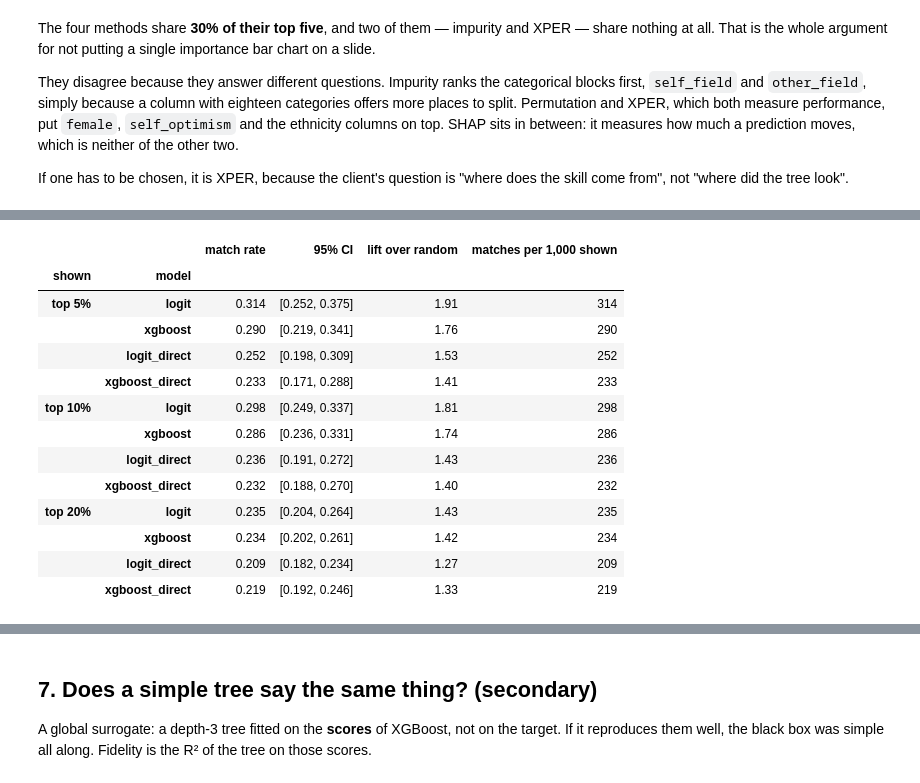
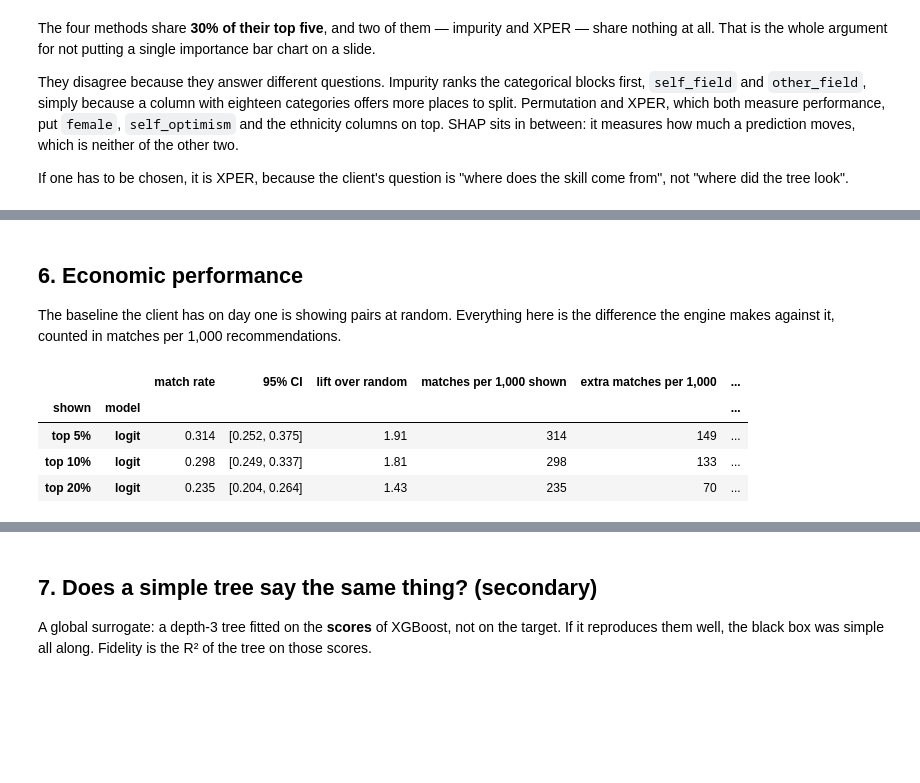
Before and after one commit to ithierda/isaf-group-rito-mitsouka, a Jupyter notebook: notebooks/04_interpretability.ipynb, the cells around one changed output, grey strips where cells are left out. Cells and saved outputs as stored; diff of their text form; code cells hidden in the pictures; blank space fills up the shorter version.

```diff
--- a/notebooks/04_interpretability.ipynb
+++ b/notebooks/04_interpretability.ipynb
@@ -537,28 +530,27 @@ the only baseline the client actually has on day one: showing pairs at random.
+# %% [markdown]
+## 6. Economic performance
+
+The baseline the client has on day one is showing pairs at random. Everything here is the difference
+the engine makes against it, counted in matches per 1,000 recommendations.
 # %%
 base = oof.match.mean()
 rows = []
 for k in [0.05, 0.10, 0.20]:
     for name in ["logit", "xgboost", "logit_direct", "xgboost_direct"]:
         point, low, high = bootstrap_ci(oof, lambda d, n=name, q=k: top_k_rate(d, n, q), n_boot=500)
+        shown = int(k * len(oof))
         rows.append({"shown": f"top {k:.0%}", "model": name, "match rate": round(point, 3),
                      "95% CI": f"[{low:.3f}, {high:.3f}]", "lift over random": round(point / base, 2),
-                     "matches per 1,000 shown": int(round(1000 * point))})
+                     "matches per 1,000 shown": int(round(1000 * point)),
+                     "extra matches per 1,000": int(round(1000 * (point - base))),
+                     "extra matches over the catalogue": int(round(shown * (point - base)))})
 
 economics = pd.DataFrame(rows).set_index(["shown", "model"])
 economics.to_csv("reports/tables/04_economic_performance.csv")
-economics
+economics.loc[(slice(None), "logit"), :]
 # %% [output]
-|  |  | match rate | 95% CI | lift over random | matches per 1,000 shown |
-| shown | model |  |  |  |  |
-| top 5% | logit | 0.314 | [0.252, 0.375] | 1.91 | 314 |
-|  | xgboost | 0.290 | [0.219, 0.341] | 1.76 | 290 |
-|  | logit_direct | 0.252 | [0.198, 0.309] | 1.53 | 252 |
-|  | xgboost_direct | 0.233 | [0.171, 0.288] | 1.41 | 233 |
-| top 10% | logit | 0.298 | [0.249, 0.337] | 1.81 | 298 |
-|  | xgboost | 0.286 | [0.236, 0.331] | 1.74 | 286 |
-|  | logit_direct | 0.236 | [0.191, 0.272] | 1.43 | 236 |
-|  | xgboost_direct | 0.232 | [0.188, 0.270] | 1.40 | 232 |
-| top 20% | logit | 0.235 | [0.204, 0.264] | 1.43 | 235 |
-|  | xgboost | 0.234 | [0.202, 0.261] | 1.42 | 234 |
-|  | logit_direct | 0.209 | [0.182, 0.234] | 1.27 | 209 |
-|  | xgboost_direct | 0.219 | [0.192, 0.246] | 1.33 | 219 |
+|  |  | match rate | 95% CI | lift over random | matches per 1,000 shown | extra matches per 1,000 | ... |
+| shown | model |  |  |  |  |  | ... |
+| top 5% | logit | 0.314 | [0.252, 0.375] | 1.91 | 314 | 149 | ... |
+| top 10% | logit | 0.298 | [0.249, 0.337] | 1.81 | 298 | 133 | ... |
+| top 20% | logit | 0.235 | [0.204, 0.264] | 1.43 | 235 | 70 | ... |
```
Also changed, not shown: parts of 14 cells of this notebook, 7 other files.
